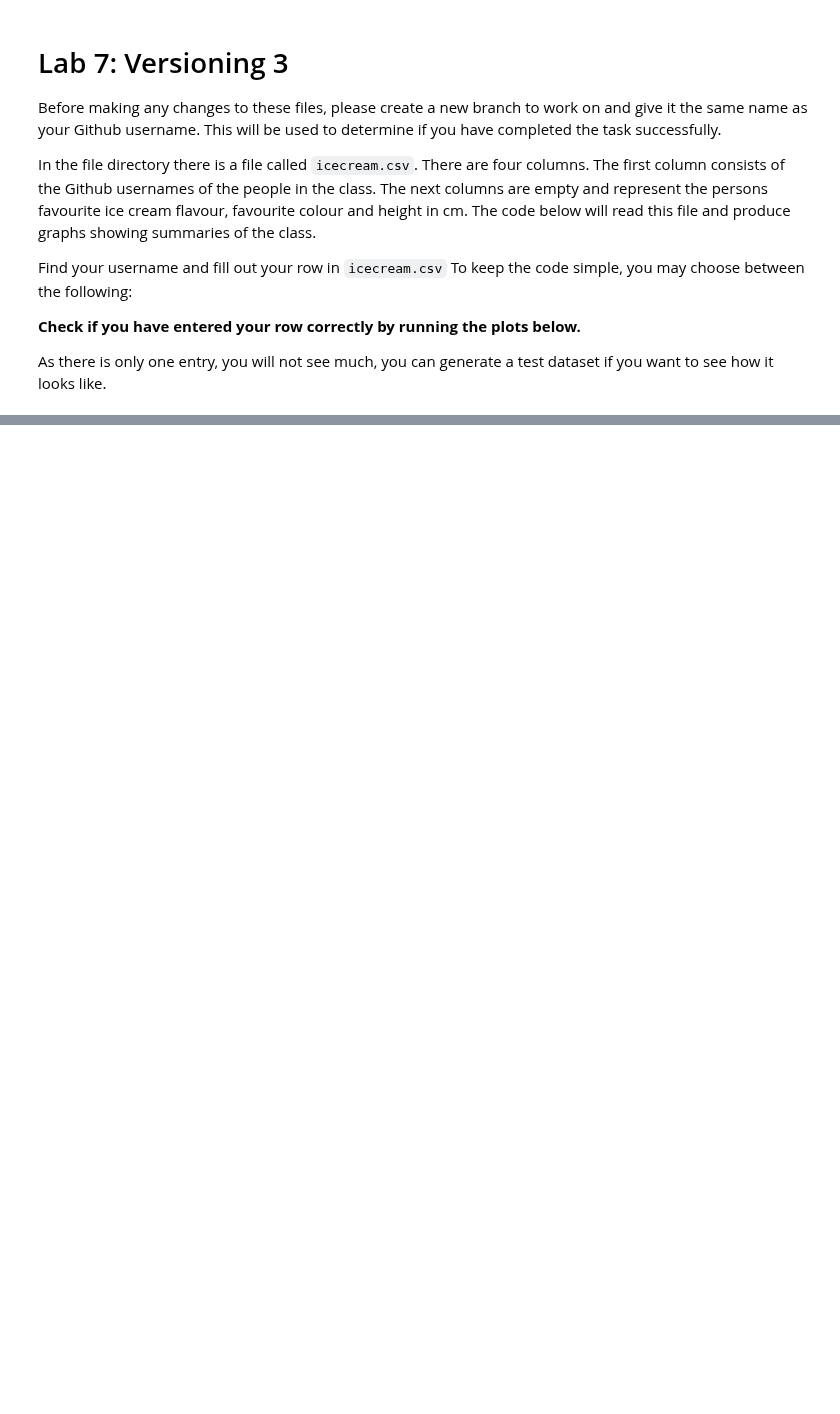
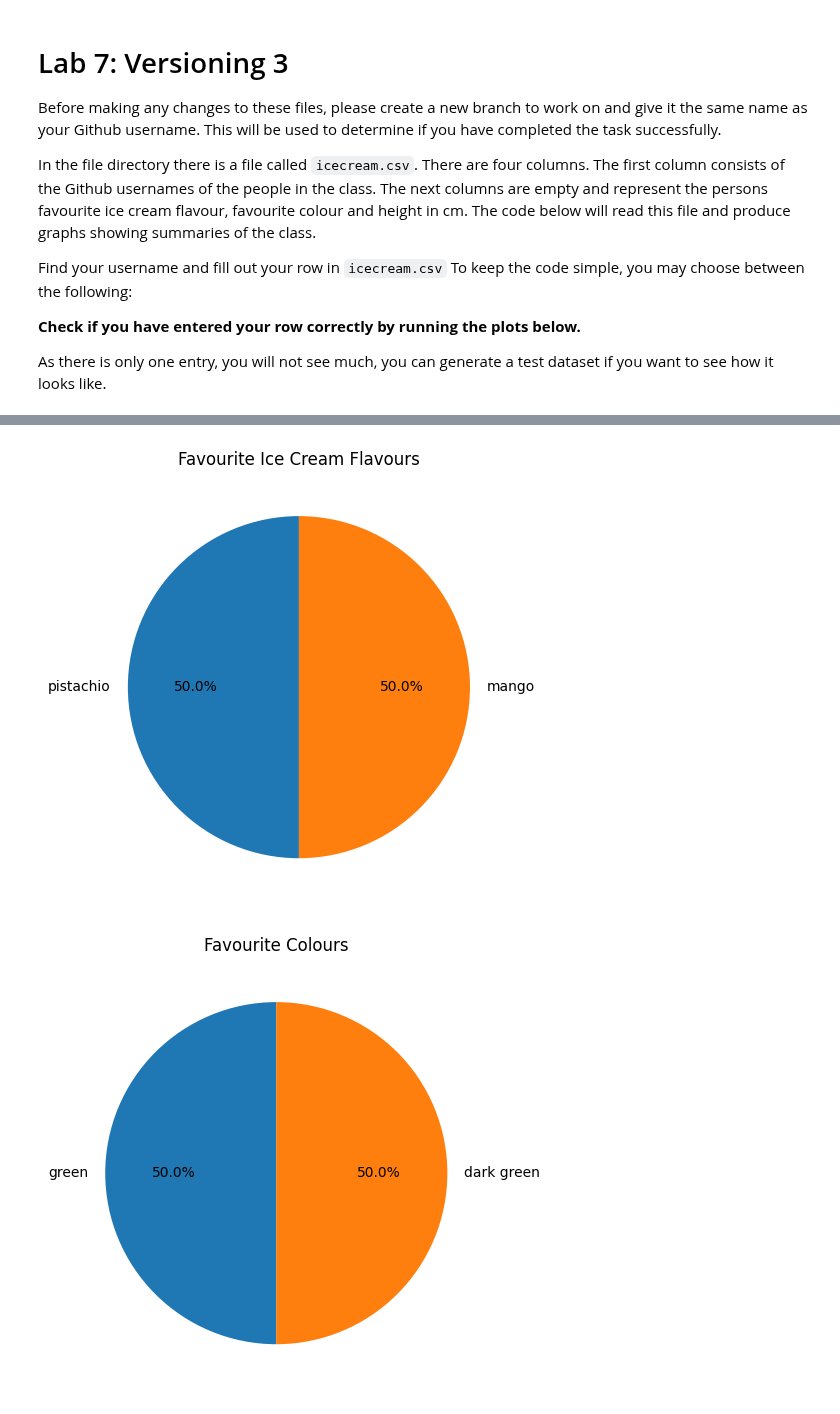
Before and after one commit to TIL6022-Python-Programming/lab7-together, a Jupyter notebook: lab7_3.ipynb, the cells around one changed output, grey strips where cells are left out. Drawn from its saved outputs; the diff is of its cells as text; code cells hidden in the pictures; blank space fills up the shorter version.

```diff
--- a/lab7_3.ipynb
+++ b/lab7_3.ipynb
@@ -53,0 +15,47 @@ plt.show()
+# %%
+import pandas as pd
+import matplotlib.pyplot as plt
+
+# Load dataset
+data = pd.read_csv("icecream.csv")
+
+data["Favourite Ice Cream"] = data["Favourite Ice Cream"].str.strip().str.lower()
+data["Favourite Colour"] = data["Favourite Colour"].str.strip().str.lower()
+
+data["Height (cm)"] = data["Height (cm)"].astype(str).str.extract(r"(\d+\.?\d*)")
+data["Height (cm)"] = pd.to_numeric(data["Height (cm)"], errors="coerce")
+
+plt.figure()
+data["Favourite Ice Cream"].value_counts().plot(
+    kind="pie",
+    autopct="%1.1f%%",
+    startangle=90
+)
+plt.title("Favourite Ice Cream Flavours")
+plt.ylabel("")
+plt.tight_layout()
+plt.show()
+
+plt.figure()
+data["Favourite Colour"].value_counts().plot(
+    kind="pie",
+    autopct="%1.1f%%",
+    startangle=90
+)
+plt.title("Favourite Colours")
+plt.ylabel("")
+plt.tight_layout()
+plt.show()
+
+heights = data["Height (cm)"].dropna()
+
+plt.figure()
+plt.hist(heights, bins=10, edgecolor="black")
+plt.title("Height Distribution")
+plt.xlabel("Height (cm)")
+plt.ylabel("Frequency")
+plt.tight_layout()
+plt.show()
+# %% [output]
+[figure, added]
+[figure, added]
```
Also changed, not shown: parts of 2 cells of this notebook, 1 other file.
